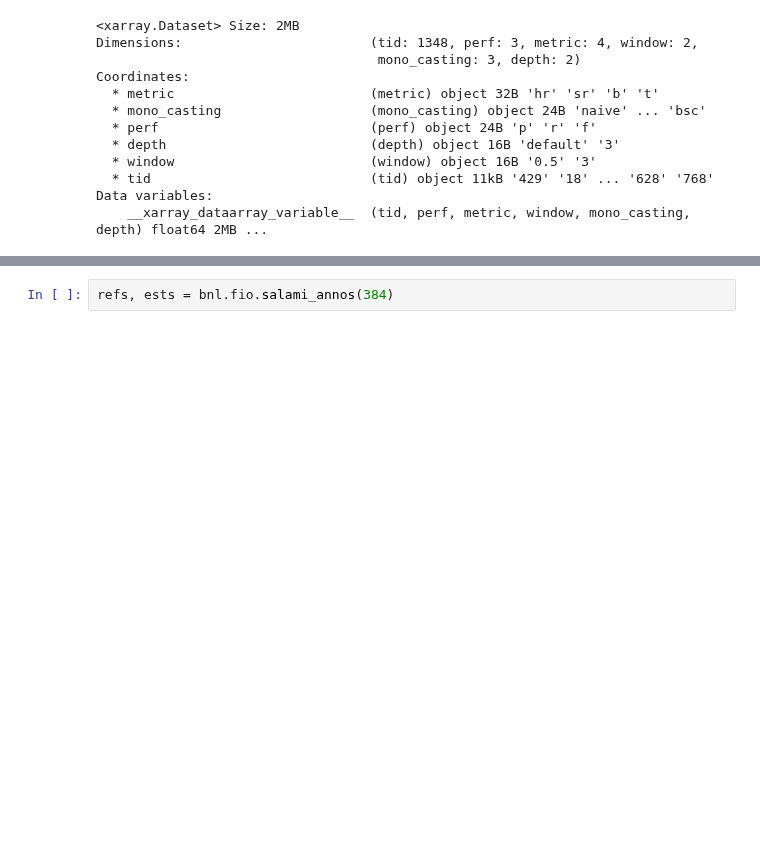
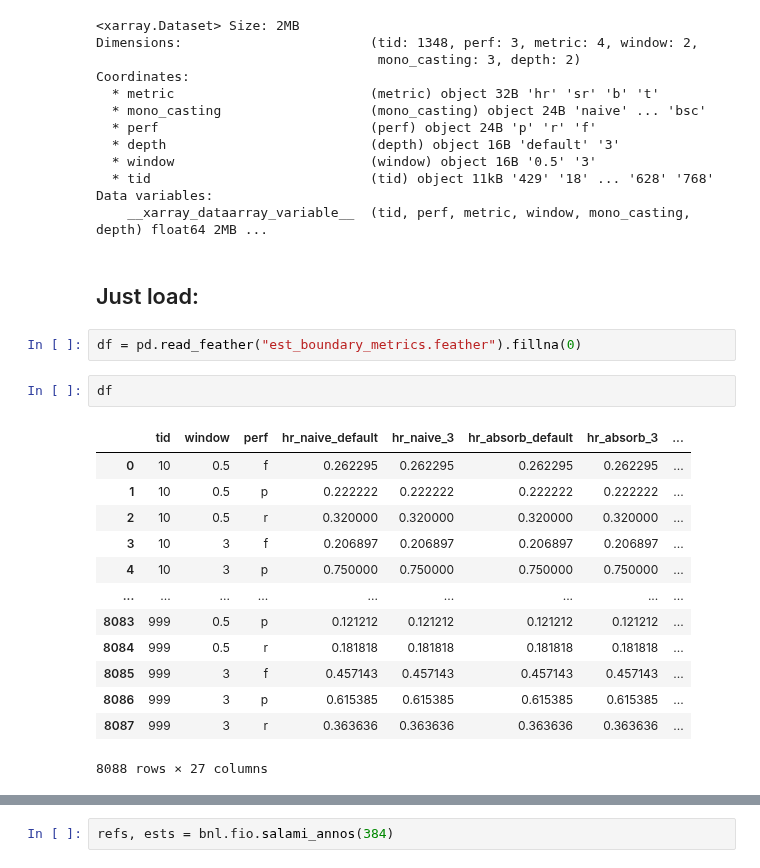
Before and after one commit to tomxi/bnl, a Jupyter notebook: bmeasure_exp/est.ipynb, the cells around one changed output, grey strips where cells are left out. Drawn from its saved outputs; the diff is of its cells as text; blank space fills up the shorter version.

```diff
--- a/bmeasure_exp/est.ipynb
+++ b/bmeasure_exp/est.ipynb
@@ -67,3 +69,23 @@ Coordinates:
   * tid                            (tid) object 11kB '429' '18' ... '628' '768'
 Data variables:
     __xarray_dataarray_variable__  (tid, perf, metric, window, mono_casting, depth) float64 2MB ...
+# %% [markdown]
+## Just load:
+# %%
+df = pd.read_feather("est_boundary_metrics.feather").fillna(0)
+# %%
+df
+# %% [output]
+|  | tid | window | perf | hr_naive_default | hr_naive_3 | hr_absorb_default | hr_absorb_3 | ... |
+| 0 | 10 | 0.5 | f | 0.262295 | 0.262295 | 0.262295 | 0.262295 | ... |
+| 1 | 10 | 0.5 | p | 0.222222 | 0.222222 | 0.222222 | 0.222222 | ... |
+| 2 | 10 | 0.5 | r | 0.320000 | 0.320000 | 0.320000 | 0.320000 | ... |
+| 3 | 10 | 3 | f | 0.206897 | 0.206897 | 0.206897 | 0.206897 | ... |
+| 4 | 10 | 3 | p | 0.750000 | 0.750000 | 0.750000 | 0.750000 | ... |
+| ... | ... | ... | ... | ... | ... | ... | ... | ... |
+| 8083 | 999 | 0.5 | p | 0.121212 | 0.121212 | 0.121212 | 0.121212 | ... |
+| 8084 | 999 | 0.5 | r | 0.181818 | 0.181818 | 0.181818 | 0.181818 | ... |
+| 8085 | 999 | 3 | f | 0.457143 | 0.457143 | 0.457143 | 0.457143 | ... |
+| 8086 | 999 | 3 | p | 0.615385 | 0.615385 | 0.615385 | 0.615385 | ... |
+| 8087 | 999 | 3 | r | 0.363636 | 0.363636 | 0.363636 | 0.363636 | ... |
+8088 rows × 27 columns
```
Also changed, not shown: parts of 3 cells of this notebook.
